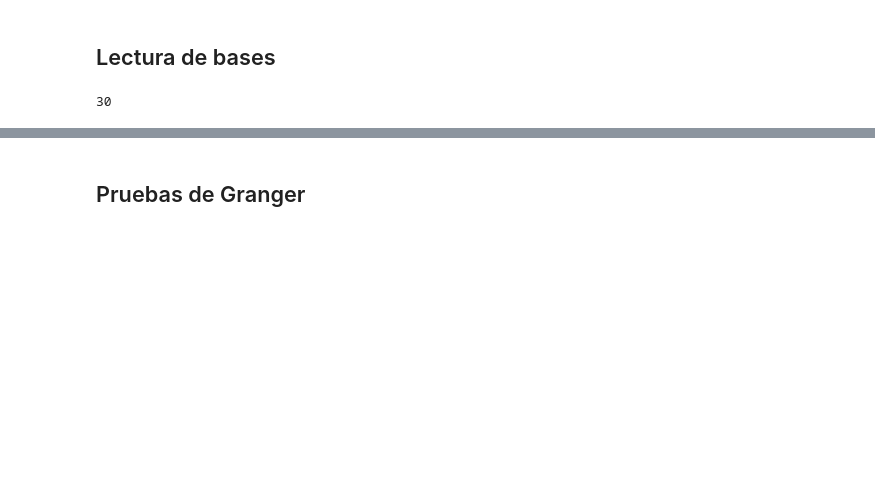
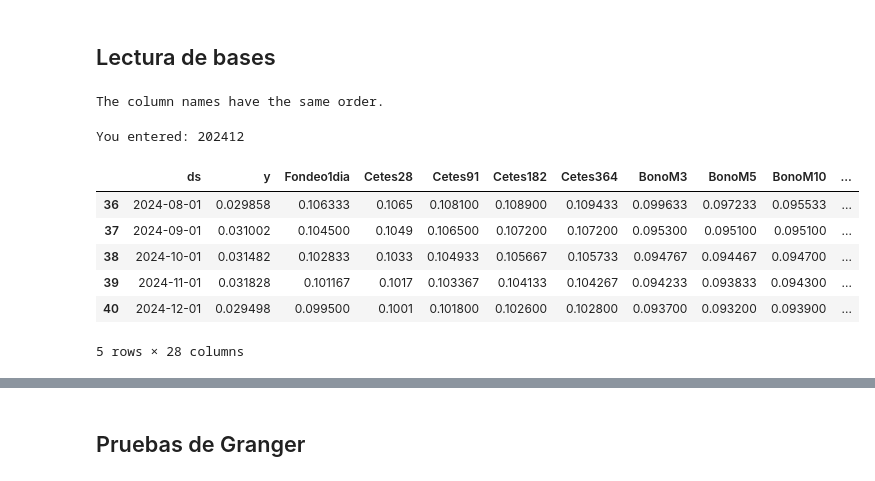
Before and after one commit to BRM17632/ir-ESC, a Jupyter notebook: Cascaron_NProphet.ipynb, the cells around one changed output, grey strips where cells are left out. Drawn from its saved outputs; the diff is of its cells as text; code cells hidden in the pictures; blank space fills up the shorter version.

```diff
--- a/Cascaron_NProphet.ipynb
+++ b/Cascaron_NProphet.ipynb
@@ -114,10 +86,18 @@ else:
+# %%
+df = functions.gui.read_file_to_dataframe(RUTA_HISTORICO)
+
+VarsEco_Base = functions.gui.read_file_to_dataframe(RUTA_ESC_BASE)
+
+VarsEco_Adv = functions.gui.read_file_to_dataframe(RUTA_ESC_ADV)
 # %%
 #Definimos columnas de añomes como strings
-try:
-    df['aniomes'] = pd.to_datetime(df[col_fecha]).dt.strftime('%Y%m')
-except DateParseError as e:
-    if len(df[col_fecha].max()) != 6:
+df[col_fecha] = df[col_fecha].astype(str)
+if len(df[col_fecha].max()) != 6:
+    try:
+        df['aniomes'] = pd.to_datetime(df[col_fecha]).dt.strftime('%Y%m')
+    except DateParseError as e:
         print("Error: Revisar el formato de la columna de fecha. Asegurar que venga en formato de añomes(AAAAMM) o de fecha-hora.")
+        sys.exit()
 
 VarsEco_Base['aniomes'] = VarsEco_Base['aniomes'].astype(str)
 VarsEco_Adv['aniomes'] = VarsEco_Adv['aniomes'].astype(str)
@@ -134,19 +114,47 @@ if same:
     print("The column names have the same order.")
 else:
     print("The column names do not have the same order.")
+    sys.exit()
 
-
-Bs_Hist=df.merge(Eco_Base, how='left', on='aniomes')
-Bs_Hist.head()
+Bs_Hist = df.merge(Eco_Base, how='left', on='aniomes')
+# %% [output]
+The column names have the same order.
-# %%
-forecast=len(VarsEco_Base)-len(Eco_Base)
-forecast
-# %% [output]
-30
+# %%
+ # Rename the selected columns
+Bs_Hist.rename(columns={'aniomes':'ds'},inplace=True)
+Bs_Hist.rename(columns={col_pred:'y'},inplace=True)
+Bs_Hist['ds']=(Bs_Hist['ds'].astype(str).str[0:4])+'-'+(Bs_Hist['ds'].astype(str).str[4:6])+'-'+'01'
+Bs_Hist['ds']=pd.to_datetime(Bs_Hist['ds'])
 # %%
 # Additional variables to include in all DataFrames
 additional_vars = ['Fondeo1dia', 'Cetes28', 'Cetes91', 'Cetes182', 'Cetes364',
-                   'BonoM3', 'BonoM5', 'BonoM10', 'TasaFedEUA', 'Tbill1m', 'Tbill3m',
-                   'Tbill6m', 'Tbill12m', 'Tnote3A', 'Tnote5A', 'Tnote10A', 'InflacionAn',
-                   'MXNaUSD', 'USDaEUR', 'CambioPIB_anual', 'Desempleo', 'IPC',
-                   'SyP', 'ExpNoPetro', 'VIX_BMV', 'VIX_USA']
+                'BonoM3', 'BonoM5', 'BonoM10', 'TasaFedEUA', 'Tbill1m', 'Tbill3m',
+                'Tbill6m', 'Tbill12m', 'Tnote3A', 'Tnote5A', 'Tnote10A', 'InflacionAn',
+                'MXNaUSD', 'USDaEUR', 'CambioPIB_anual', 'Desempleo', 'IPC',
+                'SyP', 'ExpNoPetro', 'VIX_BMV', 'VIX_USA']
+
+df_inicial = Bs_Hist[['ds', 'y'] + additional_vars].reset_index(drop=True).copy()
+
+
+if fecha_train is not None:
+    print(f"You entered: {fecha_train}")
+else:
+    print("No value entered.")
+    sys.exit()
+
+#Formateo de fecha de entrenamiento añomes --> AAAA-MM-DD
+date_train = datetime.strptime(str(fecha_train),"%Y%m")
+date_train = datetime.strftime(date_train,"%Y-%m-01")
+date_train = pd.to_datetime(date_train)
+
+df_train = df_inicial[df_inicial['ds']<= date_train]
+df_train.tail()
+# %% [output]
+You entered: 202412
+|  | ds | y | Fondeo1dia | Cetes28 | Cetes91 | Cetes182 | Cetes364 | BonoM3 | BonoM5 | BonoM10 | ... |
+| 36 | 2024-08-01 | 0.029858 | 0.106333 | 0.1065 | 0.108100 | 0.108900 | 0.109433 | 0.099633 | 0.097233 | 0.095533 | ... |
+| 37 | 2024-09-01 | 0.031002 | 0.104500 | 0.1049 | 0.106500 | 0.107200 | 0.107200 | 0.095300 | 0.095100 | 0.095100 | ... |
+| 38 | 2024-10-01 | 0.031482 | 0.102833 | 0.1033 | 0.104933 | 0.105667 | 0.105733 | 0.094767 | 0.094467 | 0.094700 | ... |
+| 39 | 2024-11-01 | 0.031828 | 0.101167 | 0.1017 | 0.103367 | 0.104133 | 0.104267 | 0.094233 | 0.093833 | 0.094300 | ... |
+| 40 | 2024-12-01 | 0.029498 | 0.099500 | 0.1001 | 0.101800 | 0.102600 | 0.102800 | 0.093700 | 0.093200 | 0.093900 | ... |
+5 rows × 28 columns
```
Also changed, not shown: parts of 68 cells of this notebook.
